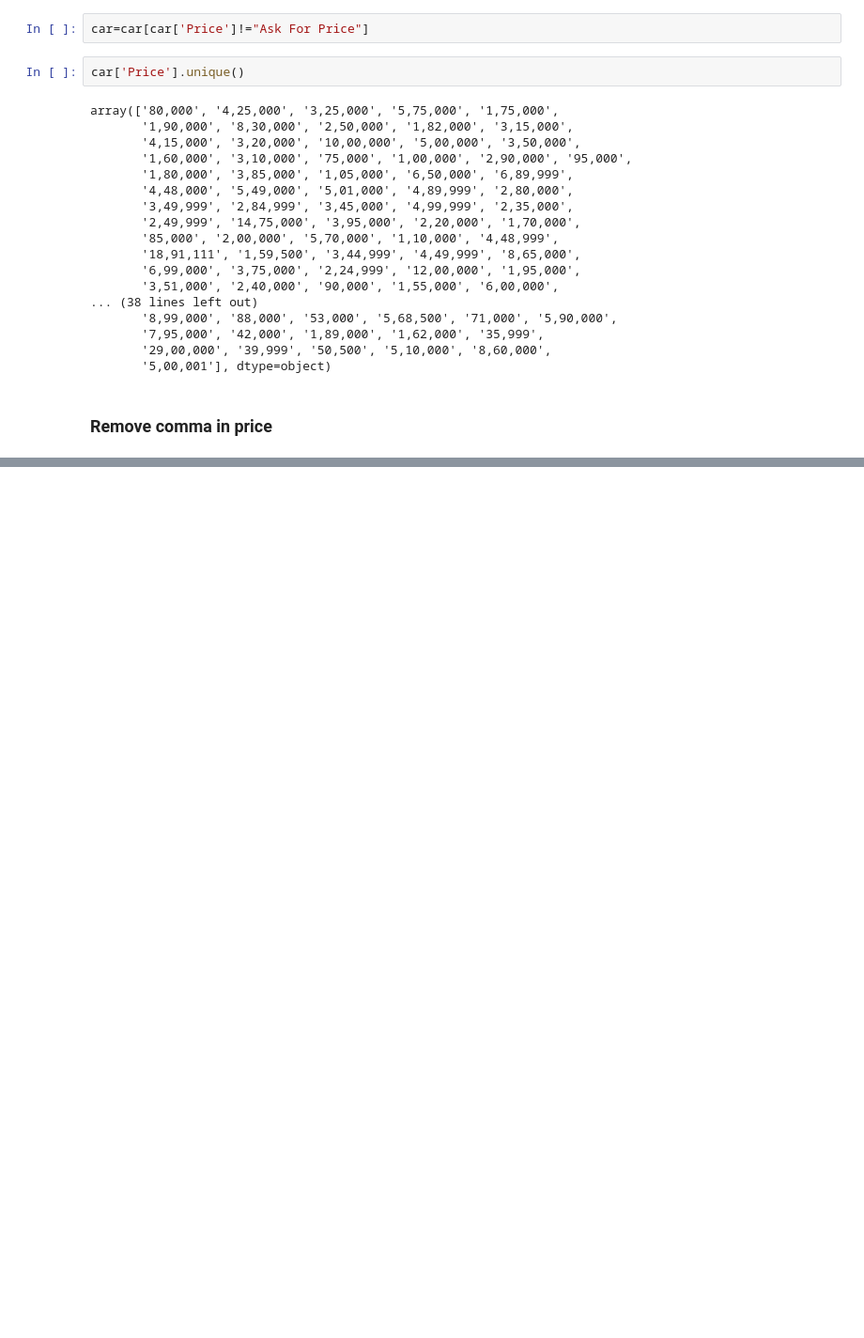
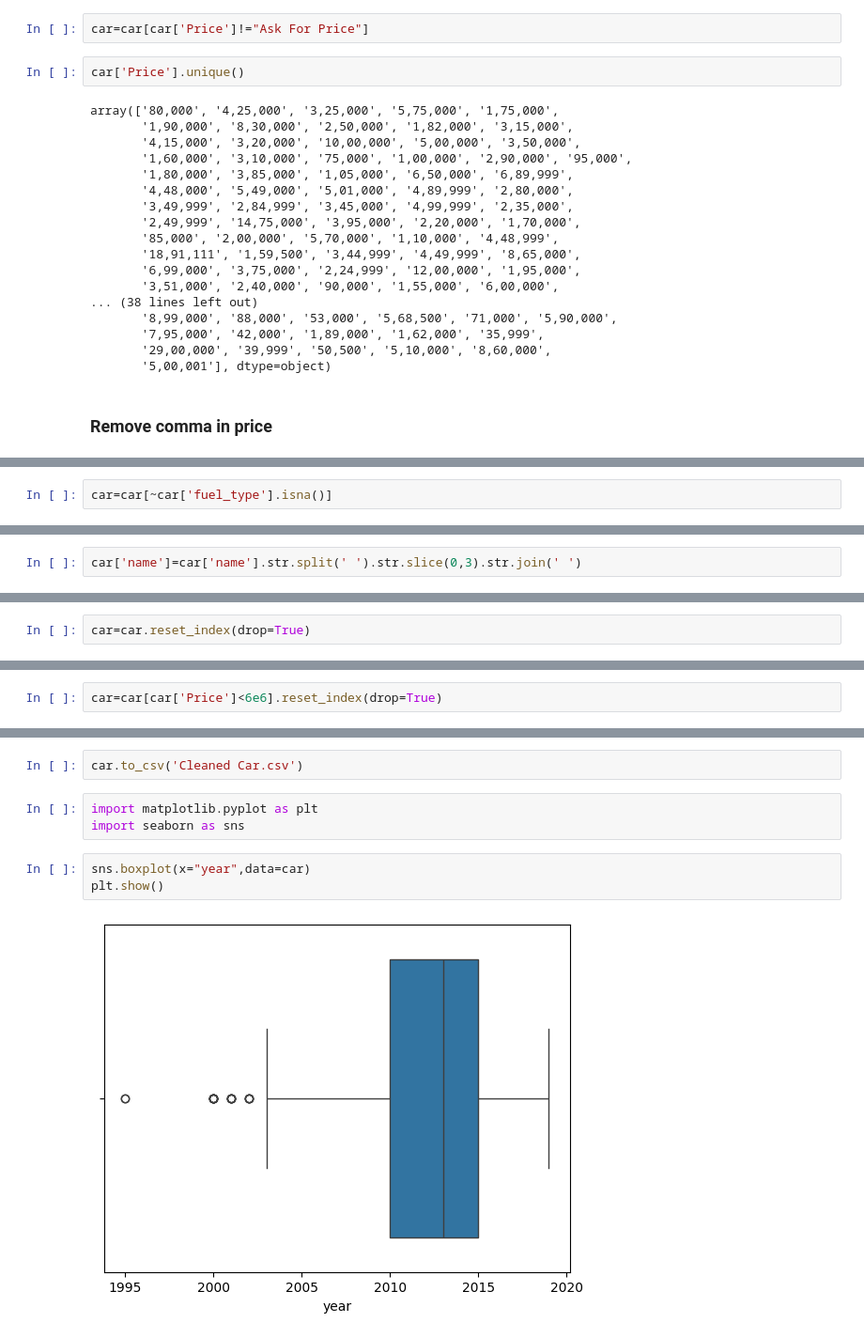
Before and after one commit to CodeWithKaushal/Car-Price-Predictor-Project-Linear-Regression, a Jupyter notebook: main.ipynb, the cells around one changed output, grey strips where cells are left out. Shown: that part at 94% size. Drawn from its saved outputs; the diff is of its cells as text; blank space fills up the shorter version.

```diff
--- a/main.ipynb
+++ b/main.ipynb
@@ -176,0 +192,2 @@ Name: Price, Length: 817, dtype: object
+# %%
+car=car[~car['fuel_type'].isna()]
@@ -176,0 +212,2 @@ Name: Price, Length: 817, dtype: object
+# %%
+car['name']=car['name'].str.split(' ').str.slice(0,3).str.join(' ')
@@ -176,0 +230,2 @@ Name: Price, Length: 817, dtype: object
+# %%
+car=car.reset_index(drop=True)
@@ -176,0 +253,2 @@ Name: Price, Length: 817, dtype: object
+# %%
+car=car[car['Price']<6e6].reset_index(drop=True)
@@ -176,0 +271,10 @@ Name: Price, Length: 817, dtype: object
+# %%
+car.to_csv('Cleaned Car.csv')
+# %%
+import matplotlib.pyplot as plt
+import seaborn as sns
+# %%
+sns.boxplot(x="year",data=car)
+plt.show()
+# %% [output]
+[figure, added]
```
Also changed, not shown: parts of 21 cells of this notebook.
